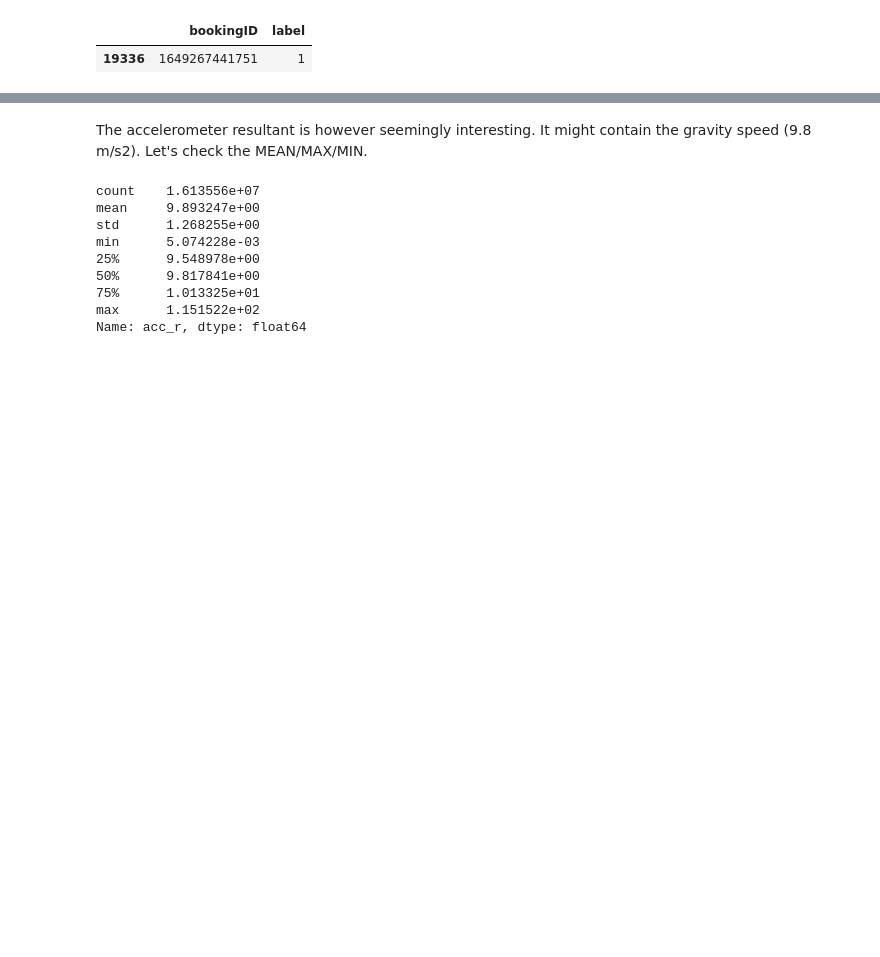
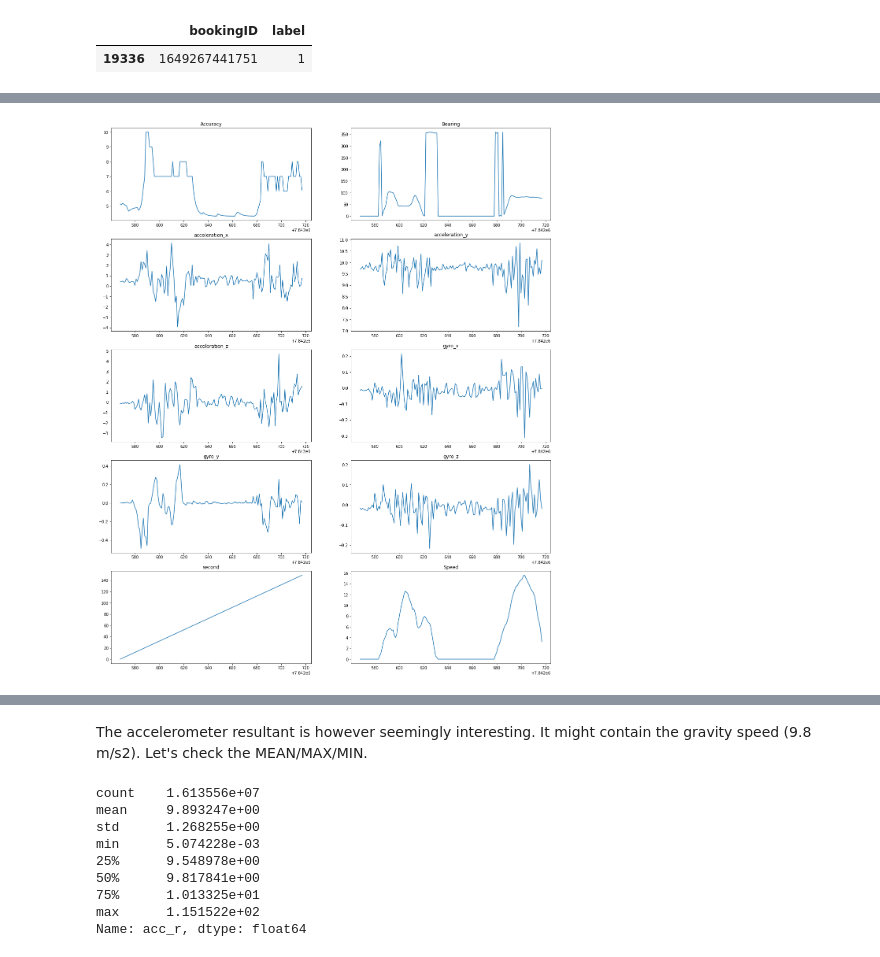
Before and after one commit to haniramadhan/grabaiforsea2019, a Jupyter notebook: Hani Ramadhan - AI for SEA - Safety.ipynb, the cells around one changed output, grey strips where cells are left out. Saved outputs shown, nothing was run; the diff lists cells and outputs as text; code cells hidden in the pictures; blank space fills up the shorter version.

```diff
--- a/Hani Ramadhan - AI for SEA - Safety.ipynb
+++ b/Hani Ramadhan - AI for SEA - Safety.ipynb
@@ -179,0 +238,6 @@ Each raw feature may have invalid values caused by its range.
+# %%
+#since bookingID sorted ascendingly, beginning of each trip data
+# is denoted by change>0 from previous bookingID
+series_book1 = df['bookingID'].append(pd.Series([-1]), ignore_index=True)
+series_book2 = pd.Series([-1]).append(df['bookingID'], ignore_index=True)
+startTrip = ((series_book1 - series_book2)[:-1]>0)
@@ -217,0 +281,13 @@ Hmmm, the Speed from GPS seems suspicious, because it should have no direction (
+# %%
+seconds = df.loc[:,['bookingID','second']]
+
+#check for difference
+series_out1 = pd.Series([0]).append(seconds['second'],ignore_index=True)
+series_out2 = seconds['second'].append(pd.Series([0]),ignore_index=True)
+seconds['second_diff'] = (series_out2 - series_out1)[:-1]
+
+#setting the second_diff of the beginning of the trip is always 0
+seconds.loc[startTrip, 'second_diff'] = 0
+
+#Showing top 10 second_diff frequency
+seconds.groupby(['second_diff']).count().sort_values(by=['second'],ascending=False)[:10]
@@ -221,0 +319,16 @@ df.loc[df['Speed']<0,'Speed']=0
+# %%
+plotID = random.choice(df['bookingID'].unique())
+while non_consecutive_bookings[plotID]:
+    plotID = random.choice(df['bookingID'].unique())
+
+plotColumns = ['Accuracy','Bearing','acceleration_x','acceleration_y','acceleration_z',
+               'gyro_x','gyro_y','gyro_z','second','Speed']
+
+fig = plt.figure(figsize=(20,25))
+
+for i in range(len(plotColumns)):
+    ax = fig.add_subplot(5,2,i+1)
+    ax.title.set_text(plotColumns[i])
+    df.loc[df['bookingID']==plotID,plotColumns[i]].plot()
+# %% [output]
+[figure, added]
```
Also changed, not shown: parts of 133 cells of this notebook.
